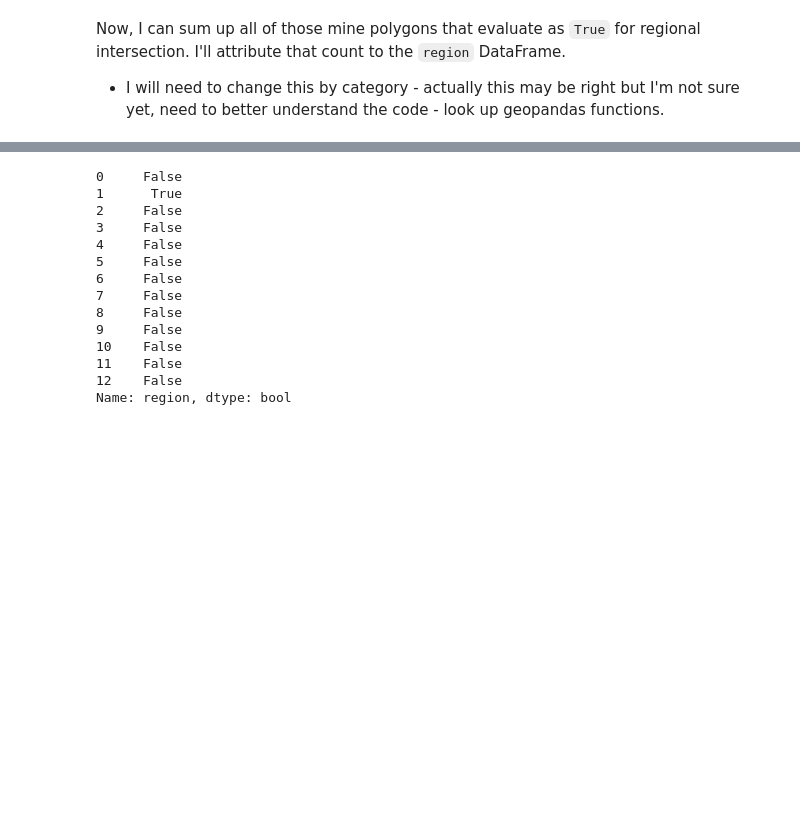
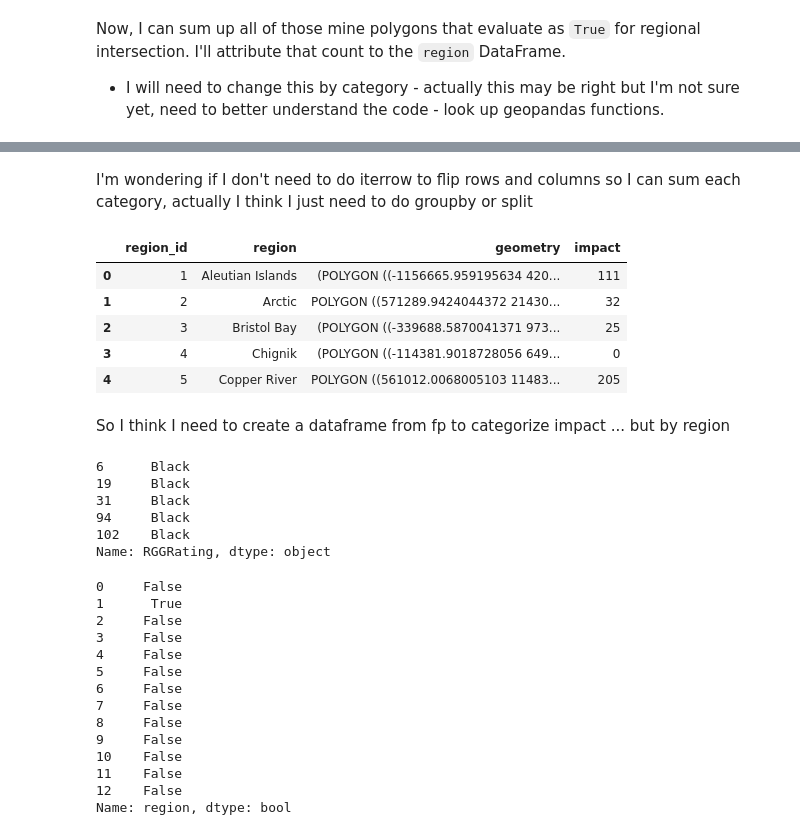
Before and after one commit to mariejohnson/spatial_analysis, a Jupyter notebook: culverts_notebook.ipynb, the cells around one changed output, grey strips where cells are left out. Saved outputs shown, nothing was run; the diff lists cells and outputs as text; code cells hidden in the pictures; blank space fills up the shorter version.

Commit message:
groupby

```diff
--- a/culverts_notebook.ipynb
+++ b/culverts_notebook.ipynb
@@ -192,0 +238,9 @@ for rgg in fp.RGGRating:
+# %%
+for reg in regions.region: # the purpose of this is to count
+    sub_gdf = regions.query("region==@reg") # finds the region geodataframe (or sub of the original gdf)
+    geom_ser = sub_gdf.geometry # here we are getting a series of geometries (geometry already part of gdf)
+    geom = geom_ser.iloc[0] # here is our geometry object, iloc based on interger location based on indexing for selection by position
+    fp.RGGRating[reg] = fp.within(geom) # this is matching fp geometry and matching with region geometry?
+    #within gives T/F
+    # so this loop must have manipulated the gdf?
+    # So I guess I don't need to worry about the geometry in fp because it's number of culverts per regions ... just a count
@@ -236,9 +260,8 @@ rgg_df
-# %%
-for reg in regions.region: # the purpose of this is to count
-    sub_gdf = regions.query("region==@reg") # finds the region geodataframe (or sub of the original gdf)
-    geom_ser = sub_gdf.geometry # here we are getting a series of geometries (geometry already part of gdf)
-    geom = geom_ser.iloc[0] # here is our geometry object, iloc based on interger location based on indexing for selection by position
-    fp[reg] = fp.within(geom) # this is matching fp geometry and matching with region geometry?
-    #within gives T/F
-    # so this loop must have manipulated the gdf?
-    # So I guess I don't need to worry about the geometry in fp because it's number of culverts per regions ... just a count
+# %%
+for reg in regions.region: # not quite doing what I want it to
+    impact = fp.RGGRating[reg].sum() # summing T/F, so number culverts per region
+    regions.loc[regions.region==reg, 'impact'] = impact # regions.region==reg is row, 'n_culverts' is column
+    # locating this for each iteration
+#     print(n_culverts)
+# %% [markdown]
+I'm wondering if I don't need to do iterrow to flip rows and columns so I can sum each category, actually I think I just need to do groupby or split
@@ -245,3 +271,14 @@ for reg in regions.region: # the purpose of this is to count
+# %%
+regions.head()
+# %% [output]
+|  | region_id | region | geometry | impact |
+| 0 | 1 | Aleutian Islands | (POLYGON ((-1156665.959195634 420... | 111 |
+| 1 | 2 | Arctic | POLYGON ((571289.9424044372 21430... | 32 |
+| 2 | 3 | Bristol Bay | (POLYGON ((-339688.5870041371 973... | 25 |
+| 3 | 4 | Chignik | (POLYGON ((-114381.9018728056 649... | 0 |
+| 4 | 5 | Copper River | POLYGON ((561012.0068005103 11483... | 205 |
+# %% [markdown]
+So I think I need to create a dataframe from fp to categorize impact  ... but by region
 # %%
 for rgg in fp.RGGRating:
     sub_gdf_rgg = fp.query("RGGRating==@rgg") # this will create RGG rating gdf?
@@ -249,3 +286,13 @@ for rgg in fp.RGGRating:
+# %%
+# fp[regions.region].head()
+sub_gdf_rgg.RGGRating.head()
+# %% [output]
+6      Black
+19     Black
+31     Black
+94     Black
+102    Black
+Name: RGGRating, dtype: object
 # %%
 regions.region == "Arctic"
 # %% [output]
```
Also changed, not shown: parts of 15 cells of this notebook.
